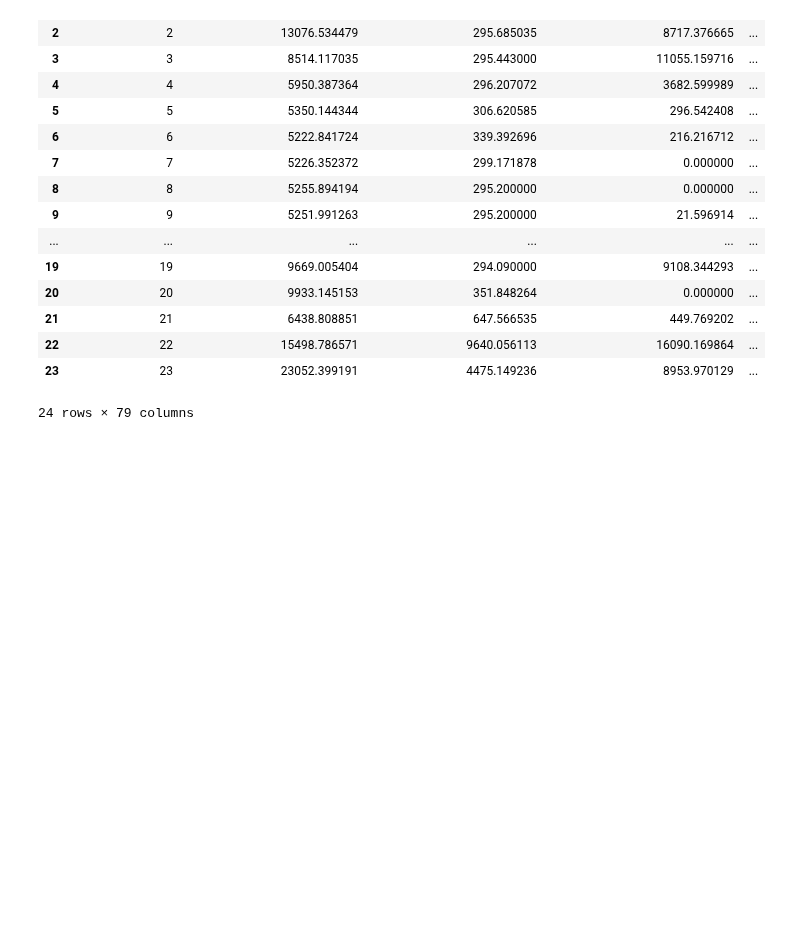
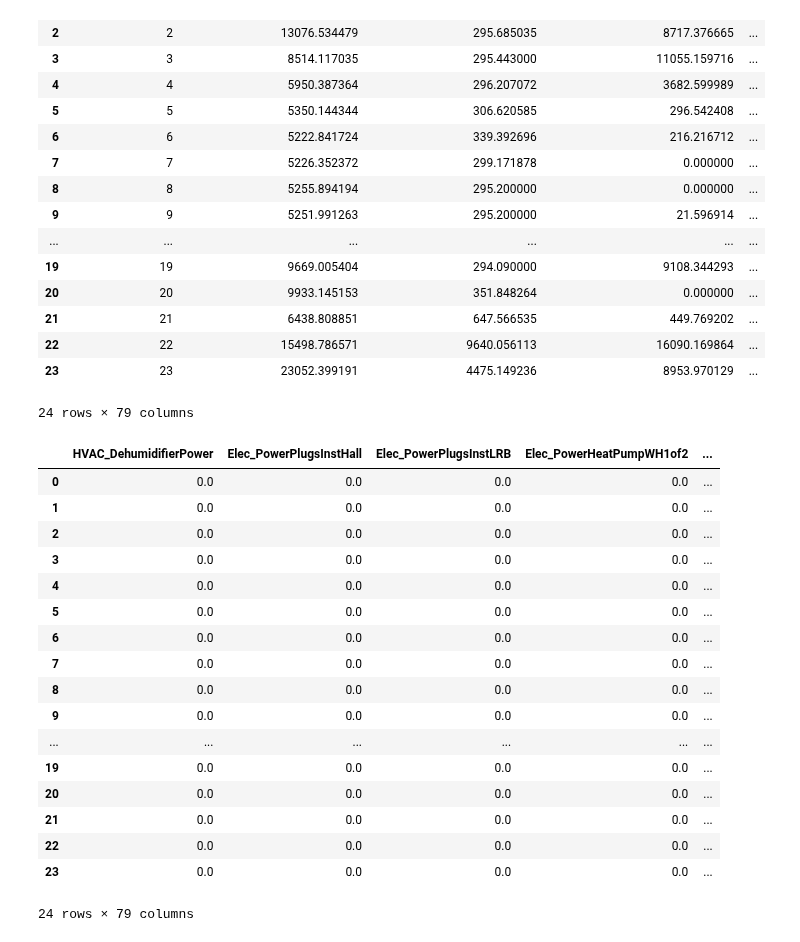
Before and after one commit to christiannielsen98/Datavidenskab-P6, a Jupyter notebook: Project/DataExploration/energy_consumption_heatmap.ipynb, the cells around one changed output. Drawn from its saved outputs; the diff is of its cells as text; code cells hidden in the pictures; blank space fills up the shorter version.

```diff
--- a/Project/DataExploration/energy_consumption_heatmap.ipynb
+++ b/Project/DataExploration/energy_consumption_heatmap.ipynb
@@ -77,6 +77,29 @@ def normalise_dataframe(df):
             normalised_df[column] = normalised_df[column]
 
     return normalised_df
+# %%
+sum_hourON = hourON.sum()
+hourON = hourON[sum_hourON.sort_values(ascending=True).index]
+hourON
+# %% [output]
+|  | HVAC_DehumidifierPower | Elec_PowerPlugsInstHall | Elec_PowerPlugsInstLRB | Elec_PowerHeatPumpWH1of2 | ... |
+| 0 | 0.0 | 0.0 | 0.0 | 0.0 | ... |
+| 1 | 0.0 | 0.0 | 0.0 | 0.0 | ... |
+| 2 | 0.0 | 0.0 | 0.0 | 0.0 | ... |
+| 3 | 0.0 | 0.0 | 0.0 | 0.0 | ... |
+| 4 | 0.0 | 0.0 | 0.0 | 0.0 | ... |
+| 5 | 0.0 | 0.0 | 0.0 | 0.0 | ... |
+| 6 | 0.0 | 0.0 | 0.0 | 0.0 | ... |
+| 7 | 0.0 | 0.0 | 0.0 | 0.0 | ... |
+| 8 | 0.0 | 0.0 | 0.0 | 0.0 | ... |
+| 9 | 0.0 | 0.0 | 0.0 | 0.0 | ... |
+| ... | ... | ... | ... | ... | ... |
+| 19 | 0.0 | 0.0 | 0.0 | 0.0 | ... |
+| 20 | 0.0 | 0.0 | 0.0 | 0.0 | ... |
+| 21 | 0.0 | 0.0 | 0.0 | 0.0 | ... |
+| 22 | 0.0 | 0.0 | 0.0 | 0.0 | ... |
+| 23 | 0.0 | 0.0 | 0.0 | 0.0 | ... |
+24 rows × 79 columns
 # %%
 import plotly.graph_objects as go
 
```
Also changed, not shown: parts of 2 cells of this notebook, 1 other file.
